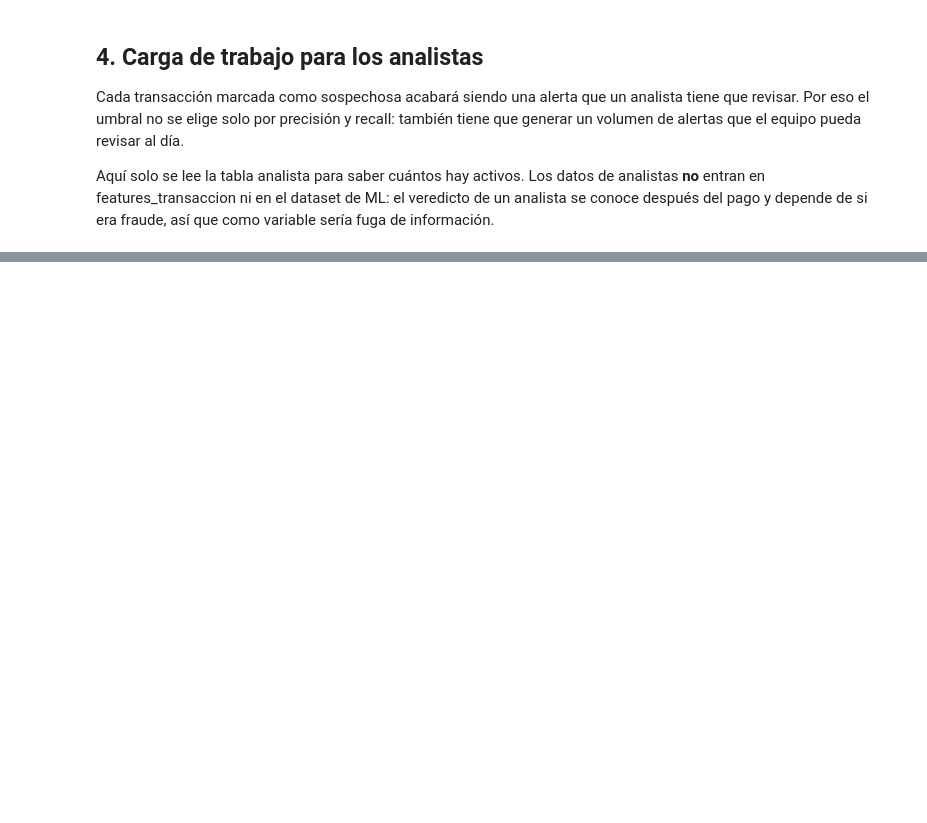
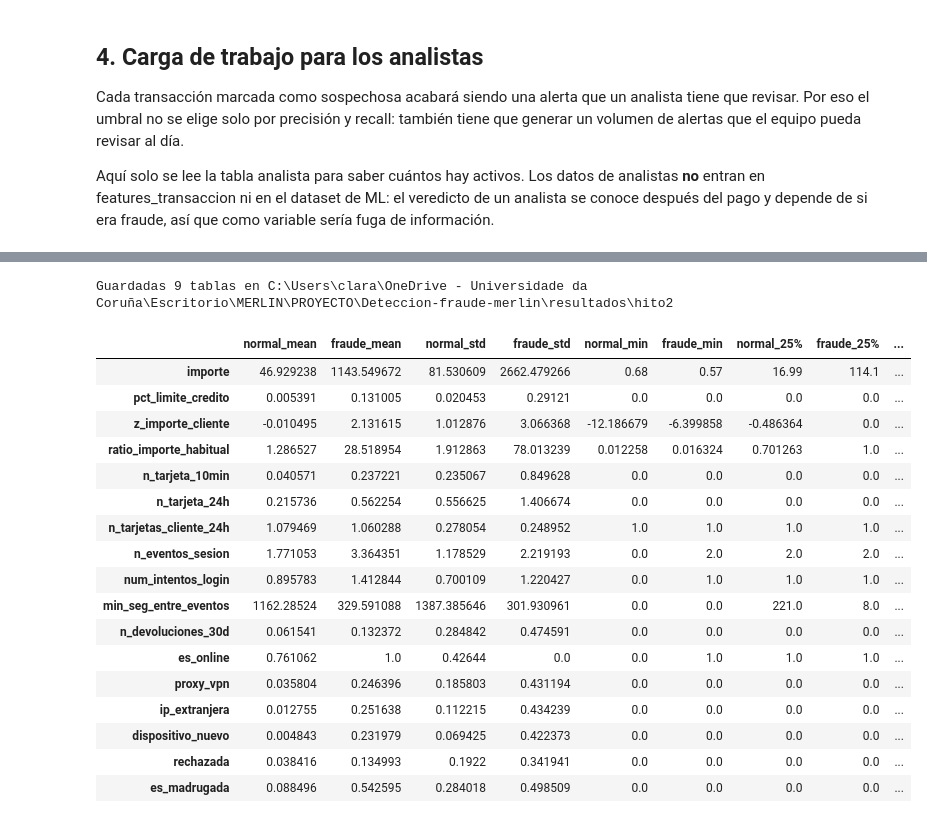
Before and after one commit to jacocallejo-merlin/Deteccion-fraude-merlin, a Jupyter notebook: notebooks/outliers_patrones_tecnicas.ipynb, the cells around one changed output, grey strips where cells are left out. Saved outputs shown, nothing was run; the diff lists cells and outputs as text; code cells hidden in the pictures; blank space fills up the shorter version.

Commit message:
hito2

```diff
--- a/notebooks/outliers_patrones_tecnicas.ipynb
+++ b/notebooks/outliers_patrones_tecnicas.ipynb
@@ -799,0 +824,54 @@ Bajar el umbral sube el recall, pero multiplica las alertas: hay que fijar cuán
+# %%
+from pathlib import Path
+SALIDA = Path("../resultados/hito2")
+SALIDA.mkdir(parents=True, exist_ok=True)
+
+DESCRIPTIVAS = ["importe", "pct_limite_credito", "z_importe_cliente", "ratio_importe_habitual",
+                "n_tarjeta_10min", "n_tarjeta_24h", "n_tarjetas_cliente_24h", "n_eventos_sesion",
+                "num_intentos_login", "min_seg_entre_eventos", "n_devoluciones_30d",
+                "es_online", "proxy_vpn", "ip_extranjera", "dispositivo_nuevo", "rechazada", "es_madrugada"]
+# filas = variables; columnas = estadístico de cada clase (normal_mean, fraude_mean, ...)
+descriptivos = df.groupby("clase")[DESCRIPTIVAS].describe().T.unstack(level=1)
+descriptivos = descriptivos[[(c, e) for e in ["mean", "std", "min", "25%", "50%", "75%", "max"]
+                             for c in ["normal", "fraude"]]]
+descriptivos.columns = [f"{c}_{e}" for c, e in descriptivos.columns]
+
+fraude = df[df["es_fraude"] == 1]
+tablas = {
+    "descriptivos_por_clase": descriptivos,
+    "outliers_importe": pd.DataFrame([evaluar(m, n) for n, m in metodos.items()]),
+    "outliers_importe_por_tipo": pd.DataFrame({n: m[fraude.index].groupby(fraude["tipo_fraude"]).mean() * 100
+                                               for n, m in metodos.items()}),
+    "outliers_otras_variables": iqr_otras,
+    "patrones": pd.DataFrame([evaluar(m, n) for n, m in REGLAS.items()]),
+    "patrones_por_tipo": pd.DataFrame({n: m[fraude.index].groupby(fraude["tipo_fraude"]).mean() * 100
+                                       for n, m in REGLAS.items()}).astype(float),
+    "scores_referencia_test": referencia,
+    "recall_por_tipo_test": recall_tipo,
+    "carga_analistas": carga,
+}
+for nombre, tabla in tablas.items():
+    indice = nombre in {"descriptivos_por_clase", "outliers_importe_por_tipo", "patrones_por_tipo", "recall_por_tipo_test"}
+    tabla.round(4).to_csv(SALIDA / f"{nombre}.csv", index=indice)
+print(f"Guardadas {len(tablas)} tablas en {SALIDA.resolve()}")
+descriptivos.round(2)
+# %% [output]
+Guardadas 9 tablas en C:\Users\clara\OneDrive - Universidade da Coruña\Escritorio\MERLIN\PROYECTO\Deteccion-fraude-merlin\resultados\hito2
+|  | normal_mean | fraude_mean | normal_std | fraude_std | normal_min | fraude_min | normal_25% | fraude_25% | ... |
+| importe | 46.929238 | 1143.549672 | 81.530609 | 2662.479266 | 0.68 | 0.57 | 16.99 | 114.1 | ... |
+| pct_limite_credito | 0.005391 | 0.131005 | 0.020453 | 0.29121 | 0.0 | 0.0 | 0.0 | 0.0 | ... |
+| z_importe_cliente | -0.010495 | 2.131615 | 1.012876 | 3.066368 | -12.186679 | -6.399858 | -0.486364 | 0.0 | ... |
+| ratio_importe_habitual | 1.286527 | 28.518954 | 1.912863 | 78.013239 | 0.012258 | 0.016324 | 0.701263 | 1.0 | ... |
+| n_tarjeta_10min | 0.040571 | 0.237221 | 0.235067 | 0.849628 | 0.0 | 0.0 | 0.0 | 0.0 | ... |
+| n_tarjeta_24h | 0.215736 | 0.562254 | 0.556625 | 1.406674 | 0.0 | 0.0 | 0.0 | 0.0 | ... |
+| n_tarjetas_cliente_24h | 1.079469 | 1.060288 | 0.278054 | 0.248952 | 1.0 | 1.0 | 1.0 | 1.0 | ... |
+| n_eventos_sesion | 1.771053 | 3.364351 | 1.178529 | 2.219193 | 0.0 | 2.0 | 2.0 | 2.0 | ... |
+| num_intentos_login | 0.895783 | 1.412844 | 0.700109 | 1.220427 | 0.0 | 1.0 | 1.0 | 1.0 | ... |
+| min_seg_entre_eventos | 1162.28524 | 329.591088 | 1387.385646 | 301.930961 | 0.0 | 0.0 | 221.0 | 8.0 | ... |
+| n_devoluciones_30d | 0.061541 | 0.132372 | 0.284842 | 0.474591 | 0.0 | 0.0 | 0.0 | 0.0 | ... |
+| es_online | 0.761062 | 1.0 | 0.42644 | 0.0 | 0.0 | 1.0 | 1.0 | 1.0 | ... |
+| proxy_vpn | 0.035804 | 0.246396 | 0.185803 | 0.431194 | 0.0 | 0.0 | 0.0 | 0.0 | ... |
+| ip_extranjera | 0.012755 | 0.251638 | 0.112215 | 0.434239 | 0.0 | 0.0 | 0.0 | 0.0 | ... |
+| dispositivo_nuevo | 0.004843 | 0.231979 | 0.069425 | 0.422373 | 0.0 | 0.0 | 0.0 | 0.0 | ... |
+| rechazada | 0.038416 | 0.134993 | 0.1922 | 0.341941 | 0.0 | 0.0 | 0.0 | 0.0 | ... |
+| es_madrugada | 0.088496 | 0.542595 | 0.284018 | 0.498509 | 0.0 | 0.0 | 0.0 | 0.0 | ... |
```
Also changed, not shown: parts of 36 cells of this notebook, 13 other files.
